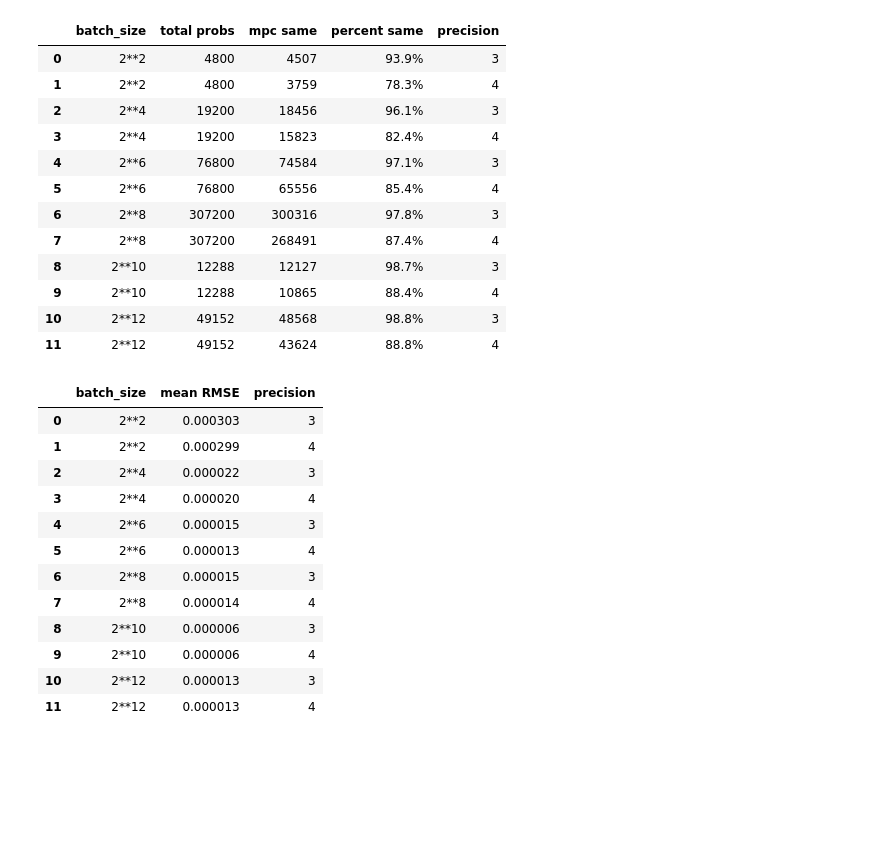
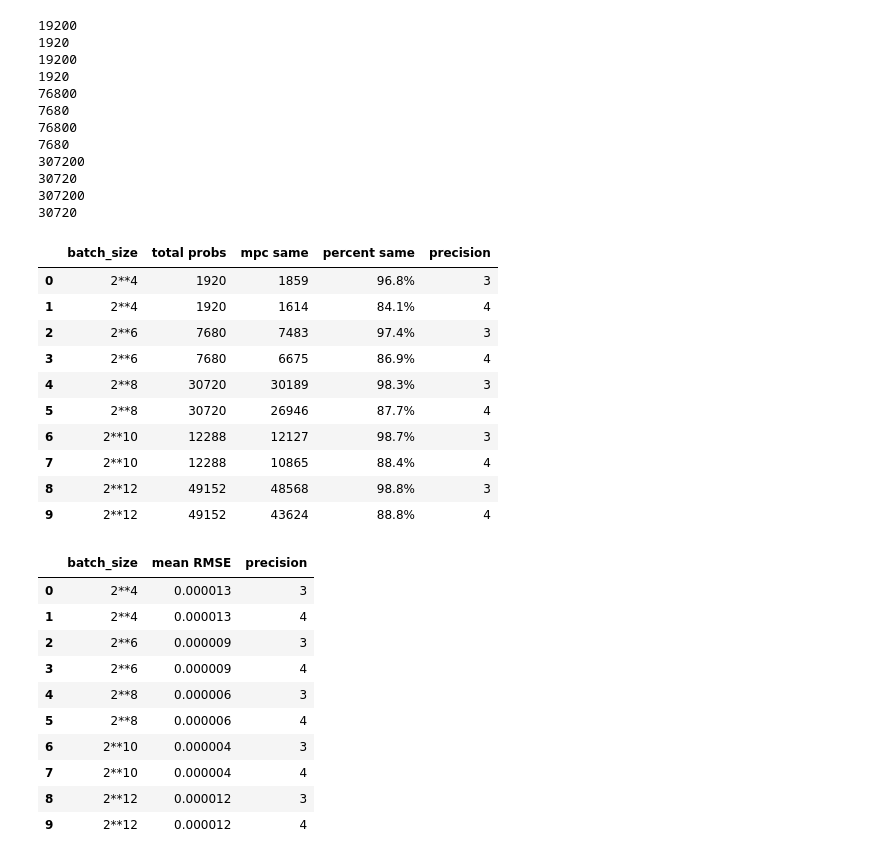
Before and after one commit to annechris13/Master-Thesis, a Jupyter notebook: AuctionTheoryApplication/application_accuracy.ipynb, the cells around one changed output. Cells and saved outputs as stored; diff of their text form; code cells hidden in the pictures; blank space fills up the shorter version.

```diff
--- a/AuctionTheoryApplication/application_accuracy.ipynb
+++ b/AuctionTheoryApplication/application_accuracy.ipynb
@@ -10,63 +10,81 @@ exactness=pd.DataFrame([], columns=["batch_size","total probs","mpc same","perce
 mean_errors=pd.DataFrame([], columns=["batch_size","mean RMSE","precision"])
 RMSE={}
 # exactness
-for j,batch in enumerate([2,4,6,8,10,12]):
+for j,batch in enumerate([4,6,8,10,12]):
     gur=pd.read_csv('gurobi_results_2**'+str(batch)+'.csv',
                  header=None,names=np.arange(1,7,1).astype(str))
+    if batch in [4,6,8]:
+            print(len(gur))
+            gur=gur[:int(len(gur)/10)]
+            print(len(gur))
     mpc=pd.read_csv('mpc_results_2**'+str(batch)+'.csv',
                     header=None,names=np.arange(1,7,1).astype(str))
+    if batch in [4,6,8]:
+            print(len(mpc))
+            mpc=mpc[:int(len(mpc)/10)]
+            print(len(mpc))
     for dec_places in [3,4]:
+
         equality=pd.DataFrame(gur.round(dec_places)==mpc.round(dec_places), columns=np.arange(1,7,1).astype(str))
+
         ind=np.repeat(np.array([True]),len(equality))
         for  i in np.arange(1,7,1).astype(str):
             ind=ind & equality[i]
         exactness=exactness.append(pd.Series({"batch_size":"2**"+str(batch),"total probs":len(gur),
                                               "mpc same":len(ind[ind==True]),
                                               "percent same":str(np.round(len(ind[ind==True])*100/len(gur),1))+"%",
                                               "precision":dec_places}),ignore_index=True)
 
-        er=((gur.round(dec_places)-mpc.round(dec_places))**2)
+        er=((gur-mpc)**2)
         er["pdmean"]=np.sqrt(er.mean(axis=1))
         er['rmse']=0
         for col in np.arange(1,7,1).astype(str):
             er['rmse']+=er[col]
         er["rmse"]=er["rmse"]/6
         er["rmse"]=np.sqrt(er["rmse"])
         RMSE[batch]=np.array(er["rmse"])
         mean_errors=mean_errors.append(pd.Series({"batch_size":"2**"+str(batch),
                                         "mean RMSE":np.mean(er["rmse"]),
                                         "precision":dec_places}),ignore_index=True)
 exactness
 # %% [output]
+19200
+1920
+19200
+1920
+76800
+7680
+76800
+7680
+307200
+30720
+307200
+30720
 |  | batch_size | total probs | mpc same | percent same | precision |
-| 0 | 2**2 | 4800 | 4507 | 93.9% | 3 |
-| 1 | 2**2 | 4800 | 3759 | 78.3% | 4 |
-| 2 | 2**4 | 19200 | 18456 | 96.1% | 3 |
-| 3 | 2**4 | 19200 | 15823 | 82.4% | 4 |
-| 4 | 2**6 | 76800 | 74584 | 97.1% | 3 |
-| 5 | 2**6 | 76800 | 65556 | 85.4% | 4 |
-| 6 | 2**8 | 307200 | 300316 | 97.8% | 3 |
-| 7 | 2**8 | 307200 | 268491 | 87.4% | 4 |
-| 8 | 2**10 | 12288 | 12127 | 98.7% | 3 |
-| 9 | 2**10 | 12288 | 10865 | 88.4% | 4 |
-| 10 | 2**12 | 49152 | 48568 | 98.8% | 3 |
-| 11 | 2**12 | 49152 | 43624 | 88.8% | 4 |
+| 0 | 2**4 | 1920 | 1859 | 96.8% | 3 |
+| 1 | 2**4 | 1920 | 1614 | 84.1% | 4 |
+| 2 | 2**6 | 7680 | 7483 | 97.4% | 3 |
+| 3 | 2**6 | 7680 | 6675 | 86.9% | 4 |
+| 4 | 2**8 | 30720 | 30189 | 98.3% | 3 |
+| 5 | 2**8 | 30720 | 26946 | 87.7% | 4 |
+| 6 | 2**10 | 12288 | 12127 | 98.7% | 3 |
+| 7 | 2**10 | 12288 | 10865 | 88.4% | 4 |
+| 8 | 2**12 | 49152 | 48568 | 98.8% | 3 |
+| 9 | 2**12 | 49152 | 43624 | 88.8% | 4 |
 # %%
 mean_errors
 # %% [output]
 |  | batch_size | mean RMSE | precision |
-| 0 | 2**2 | 0.000303 | 3 |
-| 1 | 2**2 | 0.000299 | 4 |
-| 2 | 2**4 | 0.000022 | 3 |
-| 3 | 2**4 | 0.000020 | 4 |
-| 4 | 2**6 | 0.000015 | 3 |
-| 5 | 2**6 | 0.000013 | 4 |
-| 6 | 2**8 | 0.000015 | 3 |
-| 7 | 2**8 | 0.000014 | 4 |
-| 8 | 2**10 | 0.000006 | 3 |
-| 9 | 2**10 | 0.000006 | 4 |
-| 10 | 2**12 | 0.000013 | 3 |
-| 11 | 2**12 | 0.000013 | 4 |
+| 0 | 2**4 | 0.000013 | 3 |
+| 1 | 2**4 | 0.000013 | 4 |
+| 2 | 2**6 | 0.000009 | 3 |
+| 3 | 2**6 | 0.000009 | 4 |
+| 4 | 2**8 | 0.000006 | 3 |
+| 5 | 2**8 | 0.000006 | 4 |
+| 6 | 2**10 | 0.000004 | 3 |
+| 7 | 2**10 | 0.000004 | 4 |
+| 8 | 2**12 | 0.000012 | 3 |
+| 9 | 2**12 | 0.000012 | 4 |
 # %%
 batches=np.array(["2**4","2**6","2**8","2**10","2**12"])
 fig = go.Figure(data=[
```
Also changed, not shown: parts of 3 cells of this notebook, 4 other files.
